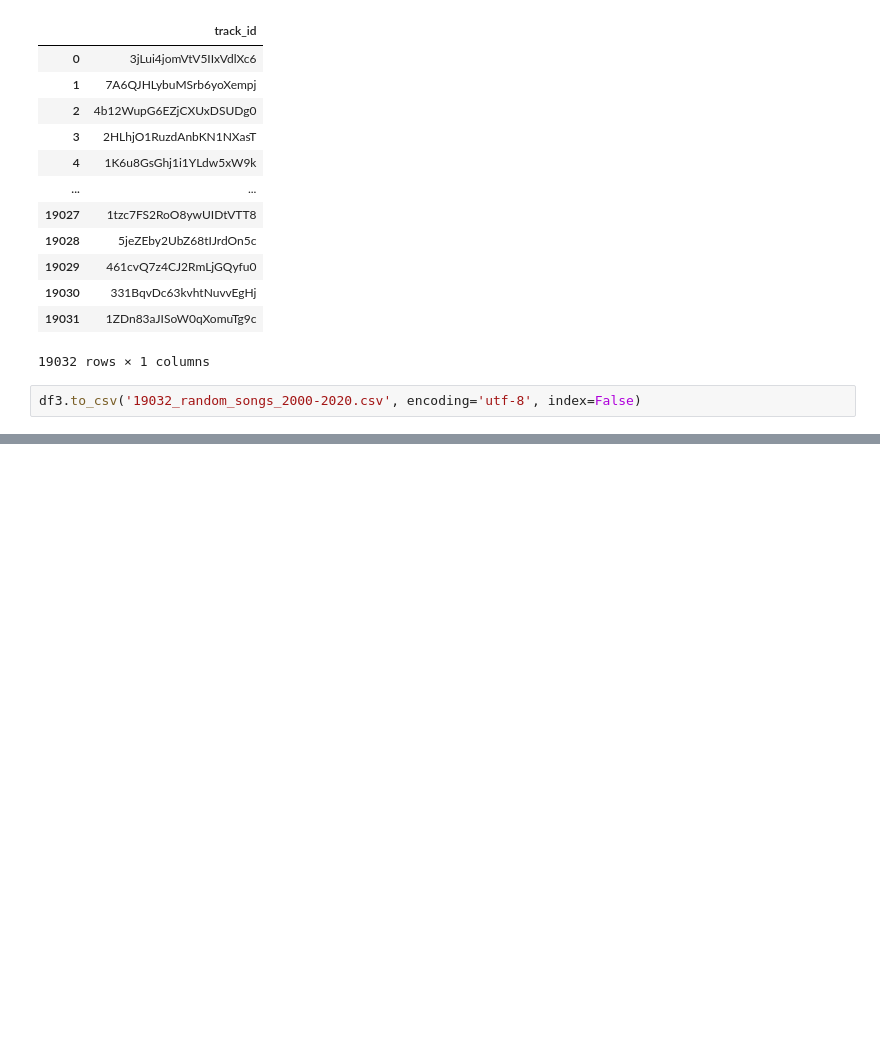
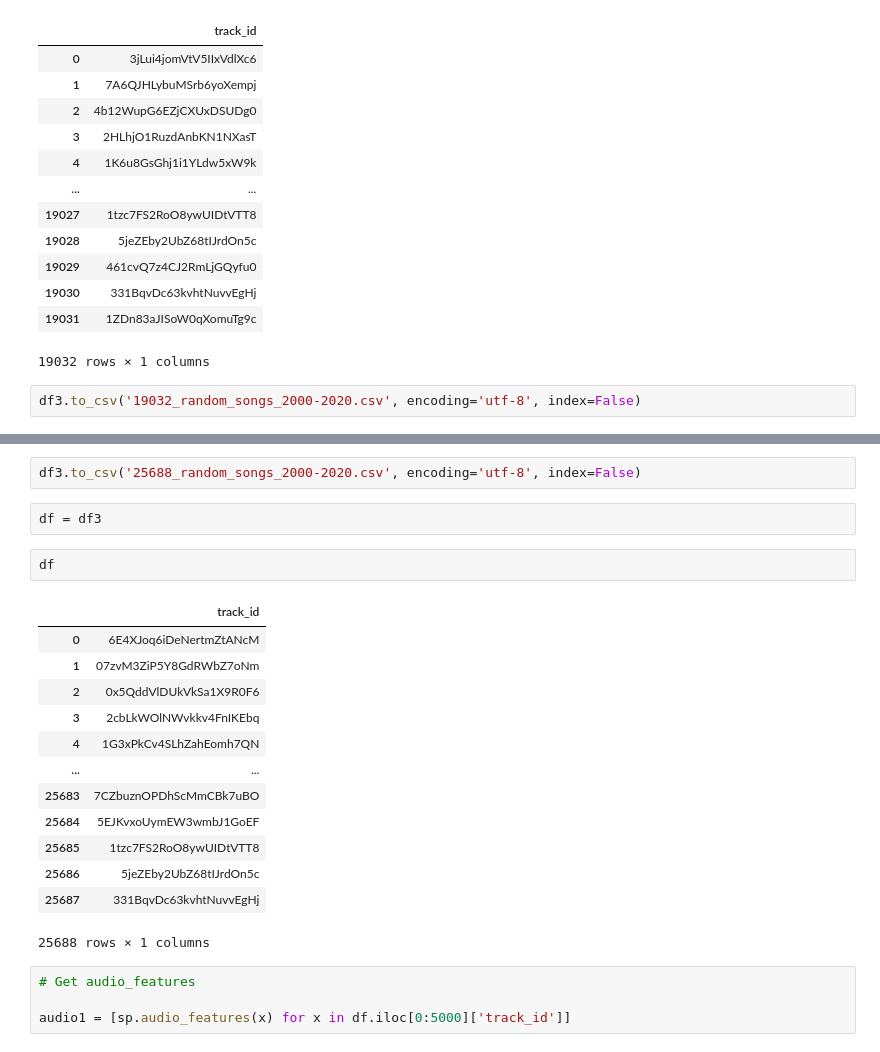
Before and after one commit to daniel-isidro/hot_n_pop_song_machine, a Jupyter notebook: spotify_api/get_audio_features_not_hit_songs.ipynb, the cells around one changed output, grey strips where cells are left out. Saved outputs shown, nothing was run; the diff lists cells and outputs as text; blank space fills up the shorter version.

```diff
--- a/spotify_api/get_audio_features_not_hit_songs.ipynb
+++ b/spotify_api/get_audio_features_not_hit_songs.ipynb
@@ -377,0 +478,24 @@ df3.to_csv('19032_random_songs_2000-2020.csv', encoding='utf-8', index=False)
+# %%
+df3.to_csv('25688_random_songs_2000-2020.csv', encoding='utf-8', index=False)
+# %%
+df = df3
+# %%
+df
+# %% [output]
+|  | track_id |
+| 0 | 6E4XJoq6iDeNertmZtANcM |
+| 1 | 07zvM3ZiP5Y8GdRWbZ7oNm |
+| 2 | 0x5QddVlDUkVkSa1X9R0F6 |
+| 3 | 2cbLkWOlNWvkkv4FnIKEbq |
+| 4 | 1G3xPkCv4SLhZahEomh7QN |
+| ... | ... |
+| 25683 | 7CZbuznOPDhScMmCBk7uBO |
+| 25684 | 5EJKvxoUymEW3wmbJ1GoEF |
+| 25685 | 1tzc7FS2RoO8ywUIDtVTT8 |
+| 25686 | 5jeZEby2UbZ68tIJrdOn5c |
+| 25687 | 331BqvDc63kvhtNuvvEgHj |
+25688 rows × 1 columns
+# %%
+# Get audio_features
+
+audio1 = [sp.audio_features(x) for x in df.iloc[0:5000]['track_id']]
```
Also changed, not shown: parts of 14 cells of this notebook, 4 other files.
